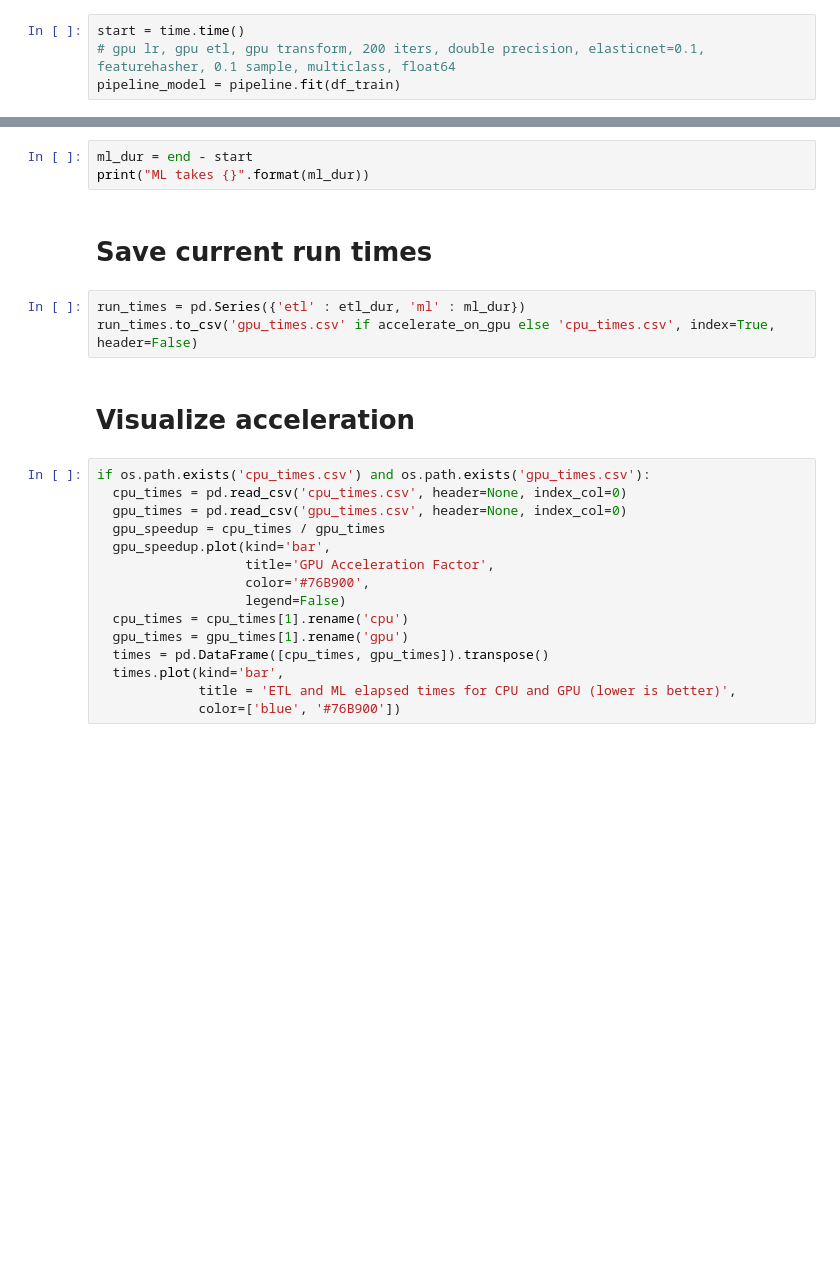
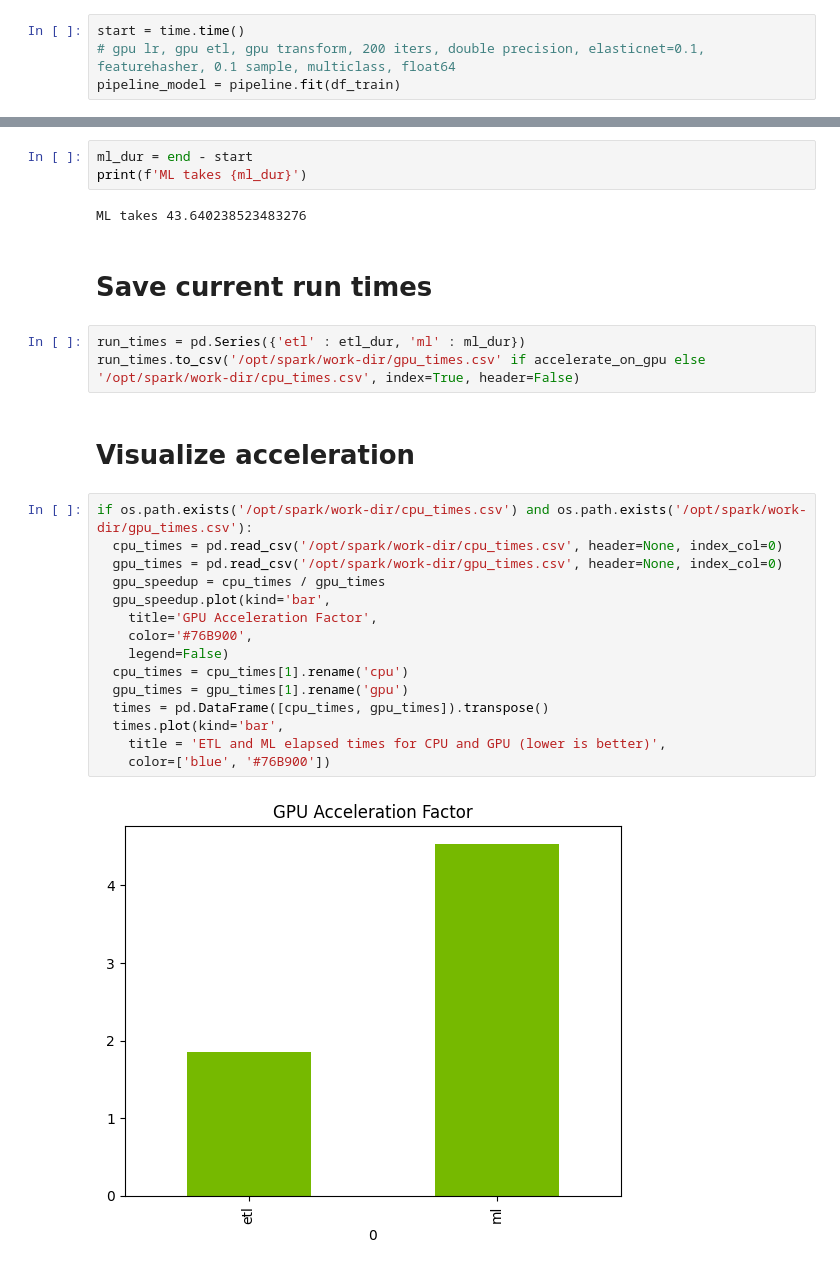
Before and after one commit to NVIDIA/spark-rapids-examples, a Jupyter notebook: examples/spark-connect-for-etl-and-ml/spark-connect-client/notebooks/spark-connect-demo.ipynb, the cells around one changed output, grey strips where cells are left out. Saved outputs shown, nothing was run; the diff lists cells and outputs as text; blank space fills up the shorter version.

```diff
--- a/examples/spark-connect-for-etl-and-ml/spark-connect-client/notebooks/spark-connect-demo.ipynb
+++ b/examples/spark-connect-for-etl-and-ml/spark-connect-client/notebooks/spark-connect-demo.ipynb
@@ -456,25 +559,29 @@ print(f"Evaluation result: {eval_res}")
 # %%
 ml_dur = end - start
-print("ML takes {}".format(ml_dur))
+print(f'ML takes {ml_dur}')
+# %% [output]
+ML takes 43.640238523483276
 # %% [markdown]
 # Save current run times
 # %%
 run_times = pd.Series({'etl' : etl_dur, 'ml' : ml_dur})
-run_times.to_csv('gpu_times.csv' if accelerate_on_gpu else 'cpu_times.csv', index=True, header=False)
+run_times.to_csv('/opt/spark/work-dir/gpu_times.csv' if accelerate_on_gpu else '/opt/spark/work-dir/cpu_times.csv', index=True, header=False)
 # %% [markdown]
 # Visualize acceleration
 # %%
-if os.path.exists('cpu_times.csv') and os.path.exists('gpu_times.csv'):
-  cpu_times = pd.read_csv('cpu_times.csv', header=None, index_col=0)
-  gpu_times = pd.read_csv('gpu_times.csv', header=None, index_col=0)
+if os.path.exists('/opt/spark/work-dir/cpu_times.csv') and os.path.exists('/opt/spark/work-dir/gpu_times.csv'):
+  cpu_times = pd.read_csv('/opt/spark/work-dir/cpu_times.csv', header=None, index_col=0)
+  gpu_times = pd.read_csv('/opt/spark/work-dir/gpu_times.csv', header=None, index_col=0)
   gpu_speedup = cpu_times / gpu_times
   gpu_speedup.plot(kind='bar',
-                   title='GPU Acceleration Factor',
-                   color='#76B900',
-                   legend=False)
+    title='GPU Acceleration Factor',
+    color='#76B900',
+    legend=False)
   cpu_times = cpu_times[1].rename('cpu')
   gpu_times = gpu_times[1].rename('gpu')
   times = pd.DataFrame([cpu_times, gpu_times]).transpose()
   times.plot(kind='bar',
-             title = 'ETL and ML elapsed times for CPU and GPU (lower is better)',
-             color=['blue', '#76B900'])
+    title = 'ETL and ML elapsed times for CPU and GPU (lower is better)',
+    color=['blue', '#76B900'])
+# %% [output]
+[figure, added]
```
Also changed, not shown: parts of 23 cells of this notebook, 6 other files.
